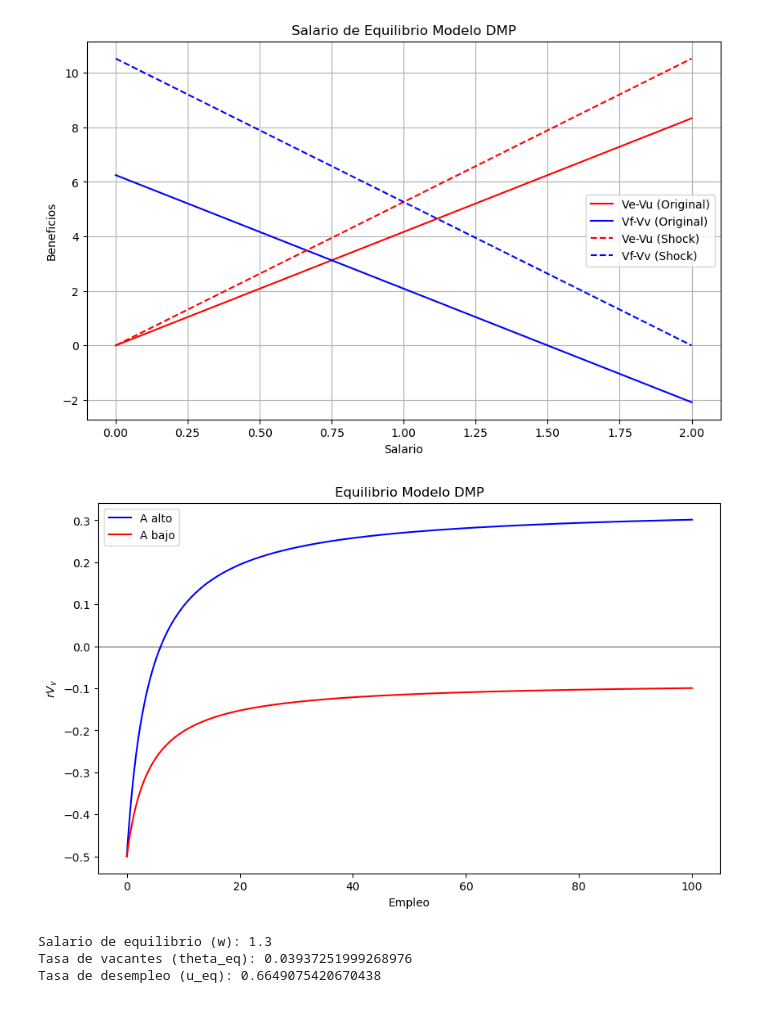
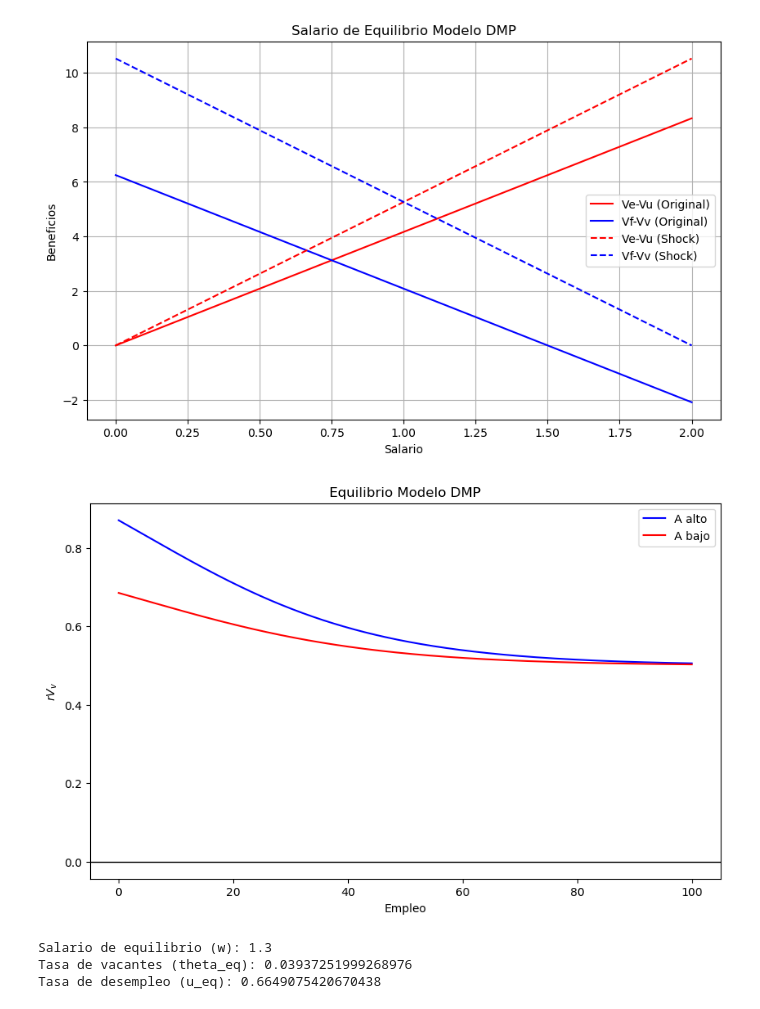
Before and after one commit to jmorozumi/Tp3-Macro-2, a Jupyter notebook: Punto 2 .ipynb, the cells around one changed output. Cells and saved outputs as stored; diff of their text form; code cells hidden in the pictures.

```diff
--- a/Punto 2 .ipynb
+++ b/Punto 2 .ipynb
@@ -75,44 +75,44 @@ plt.show()
 # %%
 # Ahora lo calculamos para el empleo del modelo de DCP
 import matplotlib.pyplot as plt
 import numpy as np
 
 # Definir las funciones y constantes
 def alpha(E):
-    return 0.05 * E  # Función de ejemplo, reemplazar con la función real
+    return 0.2 * np.exp(-0.05 * E)  # Función de ejemplo, reemplazar con la función real
 
 def a(E):
-    return 0.01 * E  # Función de ejemplo, reemplazar con la función real
+    return 0.1 * np.exp(-0.05 * E)  # Función de empleo de es decreciente
 
-C = 0.5  # Constante de ejemplo, reemplazar con el valor real
-b = 0.1  # Constante de ejemplo, reemplazar con el valor real
-r = 0.02  # Constante de ejemplo, reemplazar con el valor real
-A_alto = 1.0  # Valor alto de A de ejemplo
-A_bajo = 0.5  # Valor bajo de A de ejemplo
+C = -0.5
+b = 0.1
+r = 0.02
+A_alto = -1.0
+A_bajo = -0.5
 
 # Rango de empleo
 empleo = np.linspace(0, 100, 500)
 
 # Calcular rVv para A alto y A bajo
-rVv_alto = -C + (alpha(empleo) / (a(empleo) + alpha(empleo) + 2 * b + 2 * r)) * A_alto
-rVv_bajo = -C + (alpha(empleo) / (a(empleo) + alpha(empleo) + 2 * b + 2 * r)) * A_bajo
+rVv_alto = -C + (-alpha(empleo) / (a(empleo) + alpha(empleo) + 2 * b + 2 * r)) * A_alto
+rVv_bajo = -C + (-alpha(empleo) / (a(empleo) + alpha(empleo) + 2 * b + 2 * r)) * A_bajo
 
 # Graficar
 plt.figure(figsize=(10, 6))
 plt.plot(empleo, rVv_alto, label='A alto', color='blue')
 plt.plot(empleo, rVv_bajo, label='A bajo', color='red')
 
 # Añadir etiquetas y título
 plt.xlabel('Empleo')
 plt.ylabel(r'$rV_v$')
 plt.title('Equilibrio Modelo DMP')
-plt.axhline(0, color='black', linewidth=0.5)
+plt.axhline(0, color='black', linewidth=1)
 plt.legend()
 
 # Mostrar la gráfica
 plt.show()
 # %% [output]
-[figure, old version]
+[figure, new version]
 # %%
 #Inciso (a)
 # Parámetros proporcionados
```
